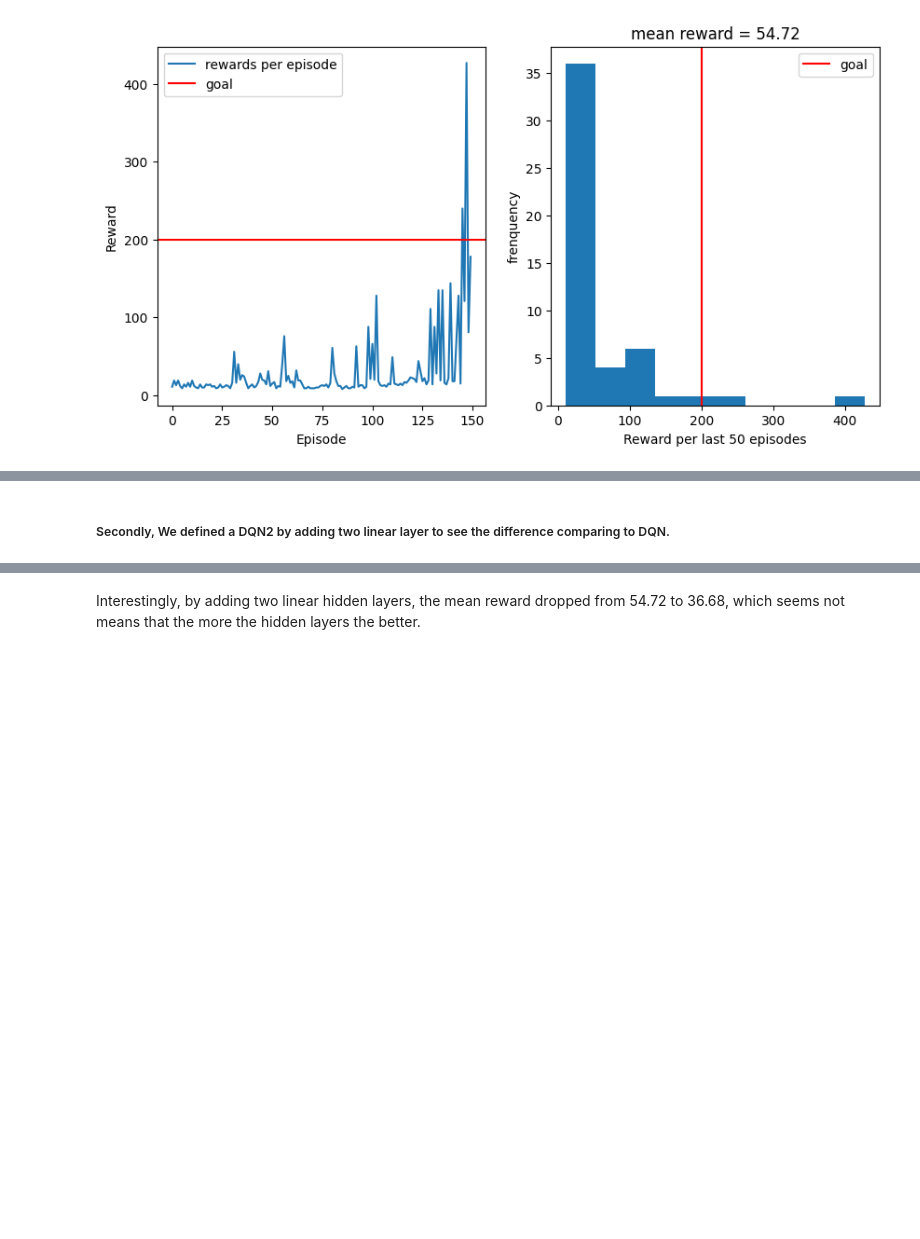
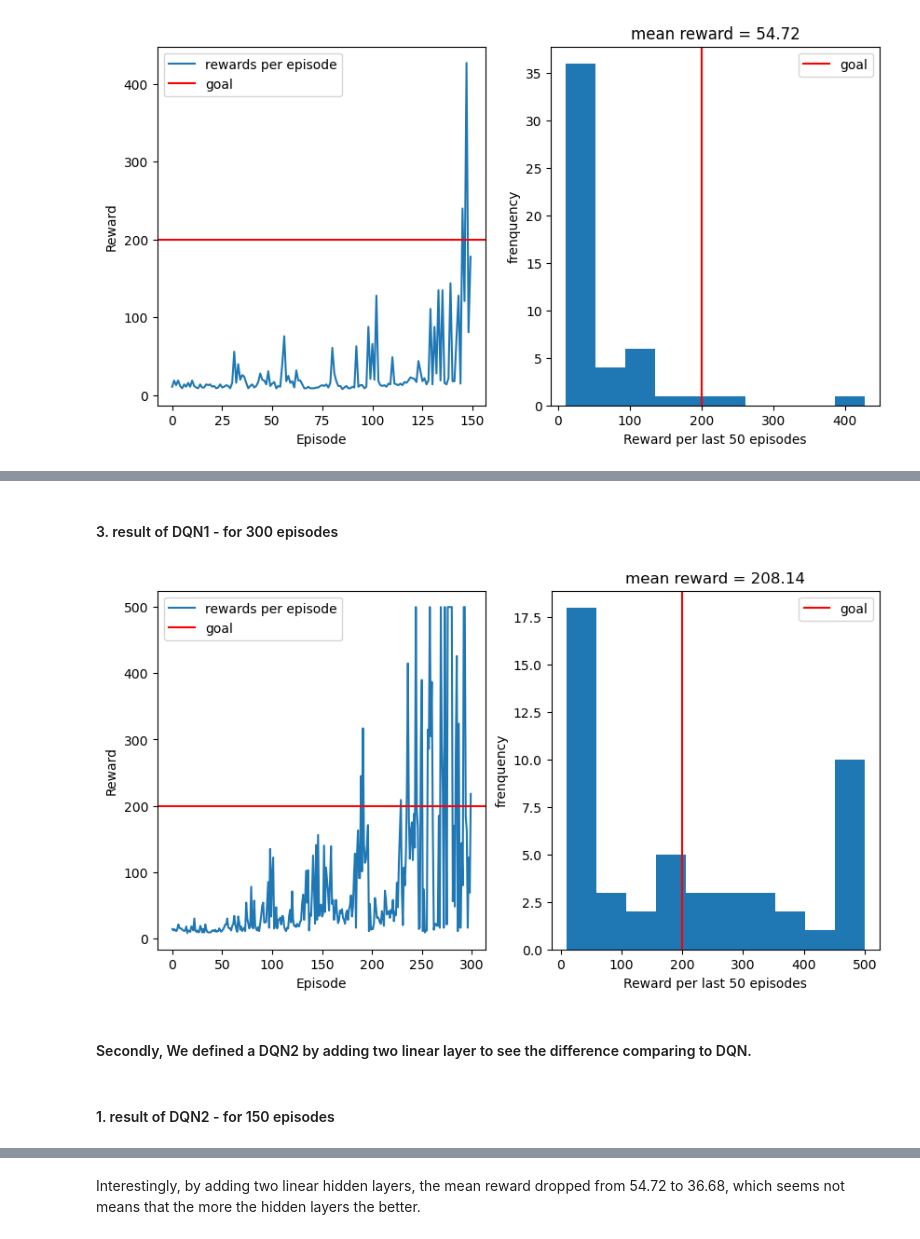
Before and after one commit to hxzxw/616final4, a Jupyter notebook: 616assessment4_xiuwen_zheng.ipynb, the cells around one changed output, grey strips where cells are left out. Drawn from its saved outputs; the diff is of its cells as text; code cells hidden in the pictures; blank space fills up the shorter version.

```diff
--- a/616assessment4_xiuwen_zheng.ipynb
+++ b/616assessment4_xiuwen_zheng.ipynb
@@ -175,5 +186,13 @@ DQN_process(env=env, model=dqn, episodes=150, gamma=0.9, epsilon=0.5)
+# %% [markdown]
+#### 3. result of DQN1 - for 300 episodes
+# %%
+# result of DQN1 - for 300 epipsodes
+dqn = DQN1(state_dim=4, action_dim=2, hidden_dim = 64, lr=0.001)
+DQN_process(env=env, model=dqn, episodes=300, gamma=0.9, epsilon=0.5)
+# %% [output]
+[figure, added]
 # %% [markdown]
-##### Secondly, We defined a DQN2 by adding two linear layer to see the difference comparing to DQN.
+#### Secondly, We defined a DQN2 by adding two linear layer to see the difference comparing to DQN.
 # %%
 import torch
 import numpy as np
@@ -211,6 +230,8 @@ class DQN2:
     def predict(self, state: np.ndarray) -> torch.Tensor:
         with torch.no_grad():
             return self.model(torch.Tensor(state))  # prediction value should not be regarded as the "update value"
+# %% [markdown]
+#### 1. result of DQN2 - for 150 episodes
 # %%
 # result of DQN2
 dqn2 = DQN2(state_dim=4, action_dim=2, hidden_dim = 64, lr=0.001)
```
Also changed, not shown: parts of 22 cells of this notebook, 1 other file.
